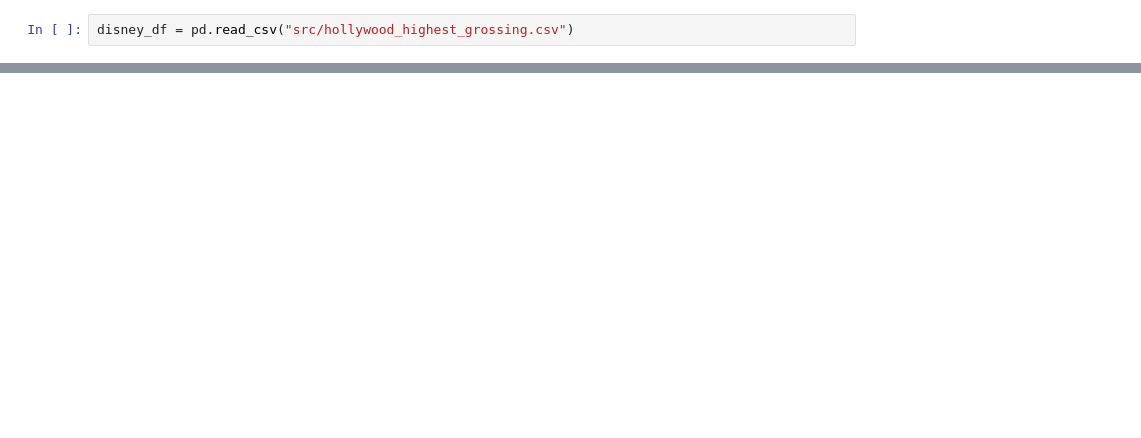
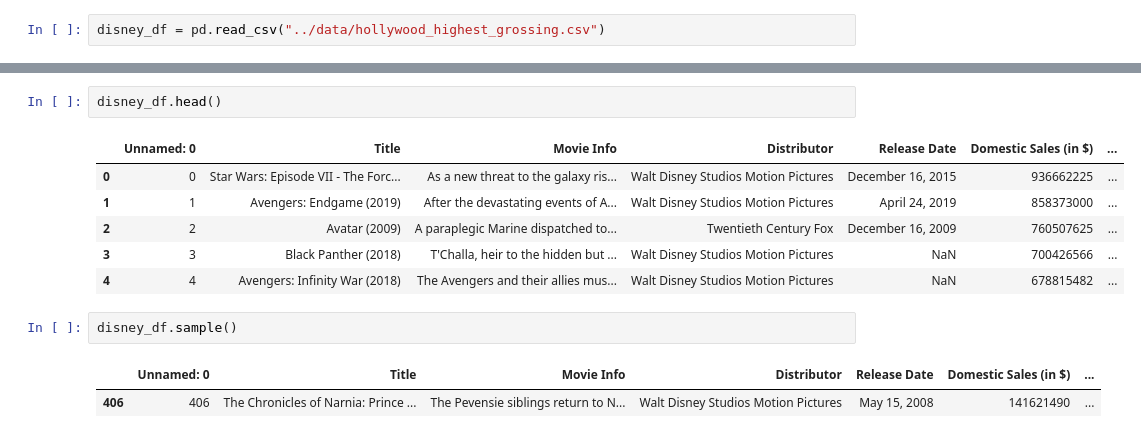
Before and after one commit to bhil246/Practice-Capstone-Case-Study, a Jupyter notebook: scratch/scratch.ipynb, the cells around one changed output, grey strips where cells are left out. Cells and saved outputs as stored; diff of their text form; blank space fills up the shorter version.

```diff
--- a/scratch/scratch.ipynb
+++ b/scratch/scratch.ipynb
@@ -4,3 +12,3 @@ import numpy as np
 # %%
-disney_df = pd.read_csv("src/hollywood_highest_grossing.csv")
+disney_df = pd.read_csv("../data/hollywood_highest_grossing.csv")
 # %%
@@ -21,0 +35,14 @@ disney_df
+# %%
+disney_df.head()
+# %% [output]
+|  | Unnamed: 0 | Title | Movie Info | Distributor | Release Date | Domestic Sales (in $) | ... |
+| 0 | 0 | Star Wars: Episode VII - The Forc... | As a new threat to the galaxy ris... | Walt Disney Studios Motion Pictures | December 16, 2015 | 936662225 | ... |
+| 1 | 1 | Avengers: Endgame (2019) | After the devastating events of A... | Walt Disney Studios Motion Pictures | April 24, 2019 | 858373000 | ... |
+| 2 | 2 | Avatar (2009) | A paraplegic Marine dispatched to... | Twentieth Century Fox | December 16, 2009 | 760507625 | ... |
+| 3 | 3 | Black Panther (2018) | T'Challa, heir to the hidden but ... | Walt Disney Studios Motion Pictures | NaN | 700426566 | ... |
+| 4 | 4 | Avengers: Infinity War (2018) | The Avengers and their allies mus... | Walt Disney Studios Motion Pictures | NaN | 678815482 | ... |
+# %%
+disney_df.sample()
+# %% [output]
+|  | Unnamed: 0 | Title | Movie Info | Distributor | Release Date | Domestic Sales (in $) | ... |
+| 406 | 406 | The Chronicles of Narnia: Prince ... | The Pevensie siblings return to N... | Walt Disney Studios Motion Pictures | May 15, 2008 | 141621490 | ... |
```
Also changed, not shown: parts of 14 cells of this notebook.
